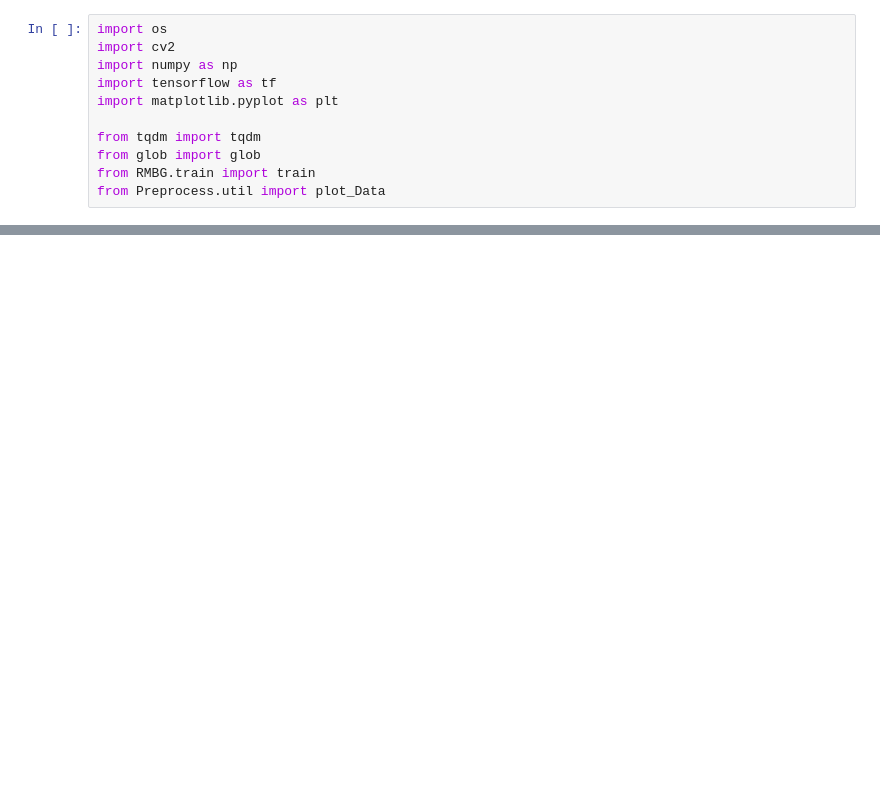
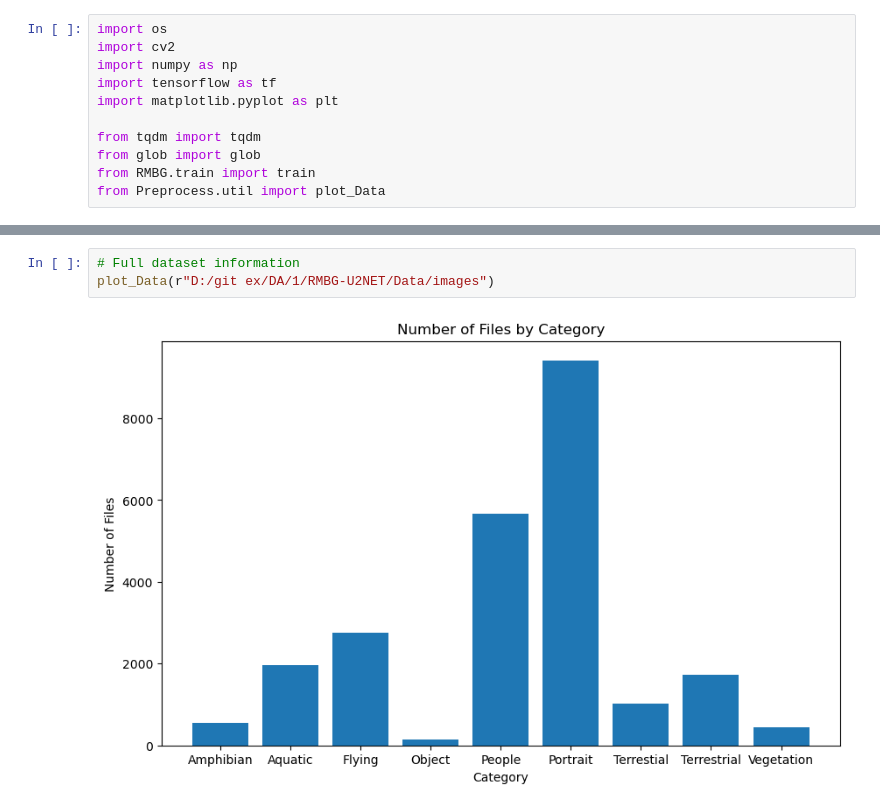
Before and after one commit to Mehdialmoo/RMBG-U2NET, a Jupyter notebook: workspace.ipynb, the cells around one changed output, grey strips where cells are left out. Saved outputs shown, nothing was run; the diff lists cells and outputs as text; blank space fills up the shorter version.

```diff
--- a/workspace.ipynb
+++ b/workspace.ipynb
@@ -22,3 +18,8 @@ test_path = r"D:/git ex/DA/RMBG-U2NET/Data/test/images/*"
+# %%
+# Full dataset information
+plot_Data(r"D:/git ex/DA/1/RMBG-U2NET/Data/images")
+# %% [output]
+[figure, added]
 # %%
 # skip running this cell if you want to use a pre-trained model
 # initilizing training process
```
Also changed, not shown: parts of 4 cells of this notebook.
